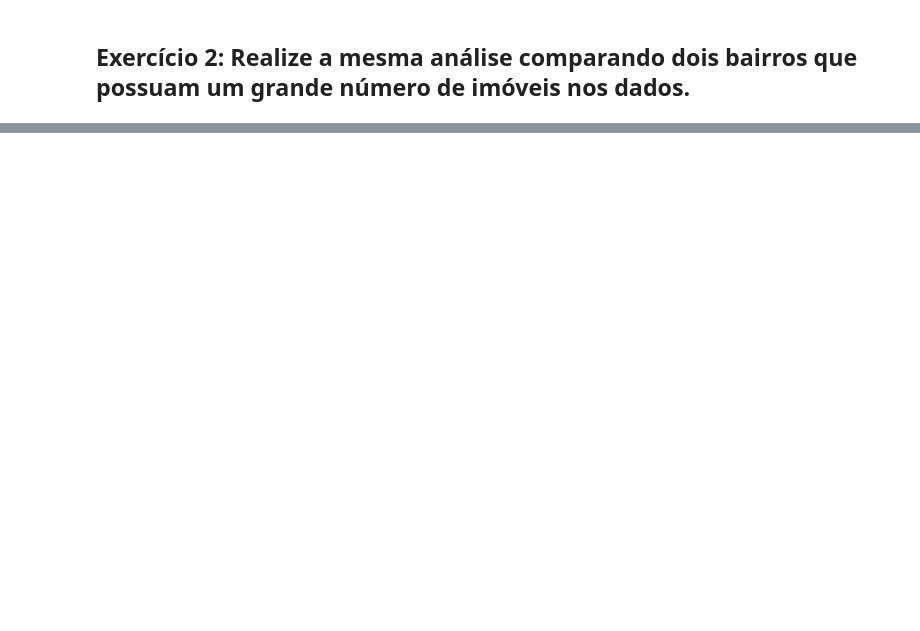
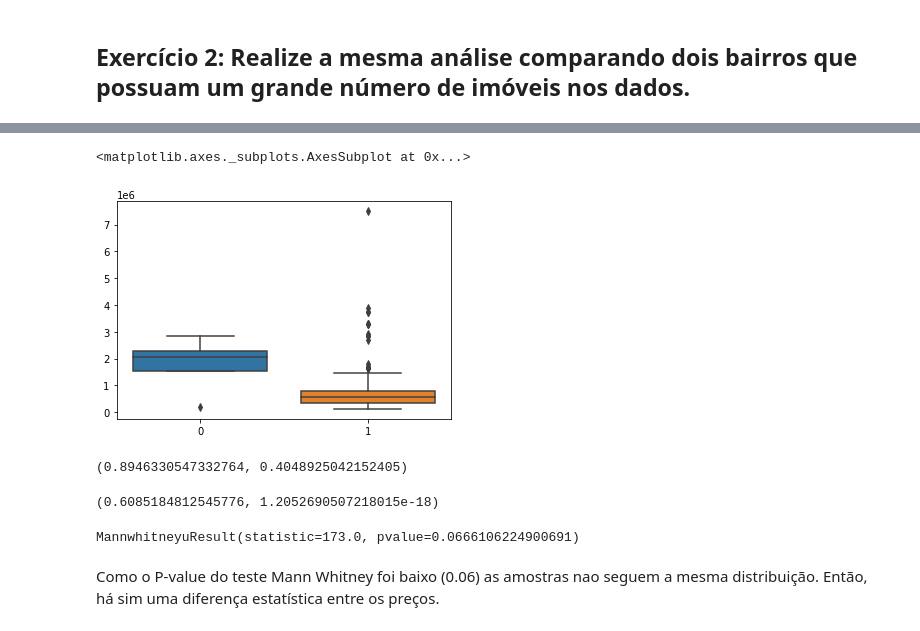
Before and after one commit to Valgueiro/dataScience_exercises, a Jupyter notebook: teste_hipotese.ipynb, the cells around one changed output, grey strips where cells are left out. Cells and saved outputs as stored; diff of their text form; code cells hidden in the pictures; blank space fills up the shorter version.

```diff
--- a/teste_hipotese.ipynb
+++ b/teste_hipotese.ipynb
@@ -58,0 +187,26 @@ hi
+# %%
+#box plot
+import seaborn as sns
+sns.boxplot(data=[bv_houses.price, bv_aparts.price])
+# %% [output]
+<matplotlib.axes._subplots.AxesSubplot at 0x...>
+[figure, added]
+# %%
+# Shapiro-Wilk teste de normalidade (valor,p-value). Hipótese nula: a população é normalmente distribuída.
+stats.shapiro(bv_houses.price)
+# é normalmente distribuida
+# %% [output]
+(0.8946330547332764, 0.4048925042152405)
+# %%
+# Shapiro-Wilk teste de normalidade (valor,p-value). Hipótese nula: a população é normalmente distribuída.
+stats.shapiro(bv_aparts.price)
+# não é normalmente distribuida
+# %% [output]
+(0.6085184812545776, 1.2052690507218015e-18)
+# %%
+# Hipotese nula: Amostras vem de populações com a mesma distribuição
+stats.mannwhitneyu(bv_houses.price, bv_aparts.price)
+# %% [output]
+MannwhitneyuResult(statistic=173.0, pvalue=0.0666106224900691)
+# %% [markdown]
+Como o P-value do teste Mann Whitney foi baixo (0.06) as amostras nao seguem a mesma distribuição. Então, há sim uma diferença estatística entre os preços.
```
Also changed, not shown: parts of 31 cells of this notebook.
